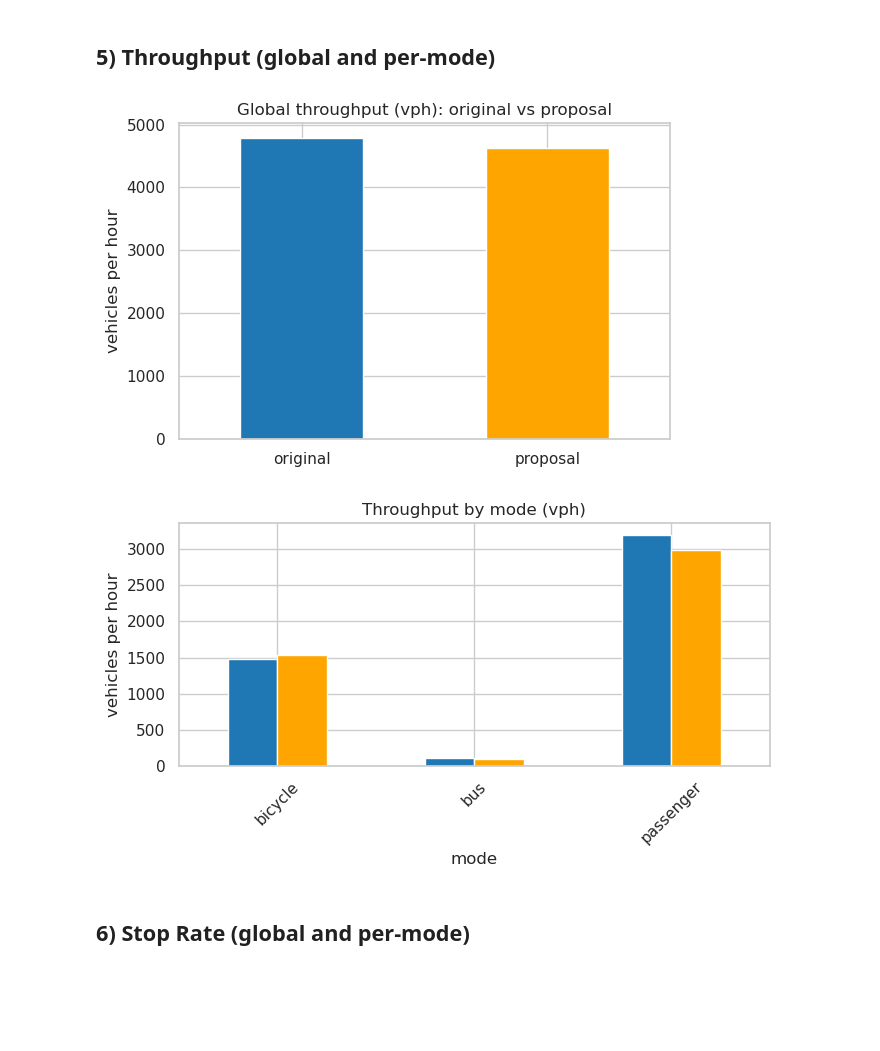
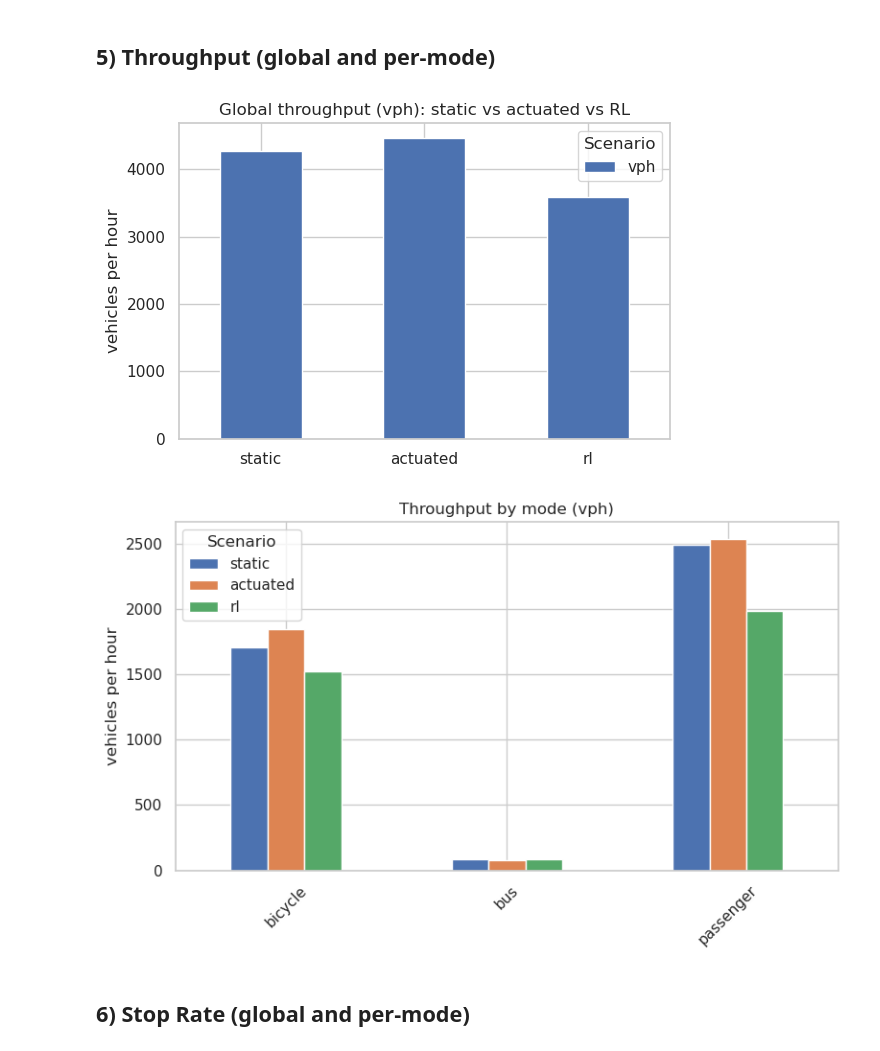
Before and after one commit to sebastian-weiermann/MOCOM-Projet, a Jupyter notebook: simu/kpi_comparison.ipynb, the cells around one changed output. Saved outputs shown, nothing was run; the diff lists cells and outputs as text; code cells hidden in the pictures; blank space fills up the shorter version.

```diff
--- a/simu/kpi_comparison.ipynb
+++ b/simu/kpi_comparison.ipynb
@@ -16,17 +14,20 @@ sns.set(style="whitegrid")
 PLOTS_DIR = Path('plots')
 PLOTS_DIR.mkdir(exist_ok=True)
 BASE = Path('.')
-ORIG_PATH = BASE / 'kpis_subsection_original.json'
-PROPOSAL_PATH = BASE / 'kpis_subsection3.json'
+STATIC_PATH = BASE / 'kpis_static.json'
+ACTUATED_PATH = BASE / 'kpis_actuated.json'
+RL_PATH = BASE / 'kpis_subsection.json'
 # %%
 # Load KPI JSON files
-with open(ORIG_PATH, 'r') as f:
-    kpi_orig = json.load(f)
-with open(PROPOSAL_PATH, 'r') as f:
-    kpi_prop = json.load(f)
+with open(STATIC_PATH, 'r') as f:
+    kpi_static = json.load(f)
+with open(ACTUATED_PATH, 'r') as f:
+    kpi_actuated = json.load(f)
+with open(RL_PATH, 'r') as f:
+    kpi_rl = json.load(f)
 
 # Inspect keys (for quick reference)
-list(kpi_orig.keys())
+list(kpi_static.keys())
 # %% [output]
 ['global_travel_time',
  'per_mode_travel_time',
@@ -143,15 +304,16 @@ plot_comparison(df_wait_modes, 'Mean waiting time by mode (s)', 'mean waiting ti
 ## 5) Throughput (global and per-mode)
 # %%
 # global throughput: total_vph
-df_tp = compare_scalar('throughput/total_vph', 'throughput/total_vph', 'vph')
-plot_comparison(df_tp, 'Global throughput (vph): original vs proposal', 'vehicles per hour', 'global_throughput_vph.png')
+df_tp = compare_scalar('throughput/total_vph', 'throughput/total_vph', 'throughput/total_vph', 'vph')
+plot_comparison(df_tp, 'Global throughput (vph): static vs actuated vs RL', 'vehicles per hour', 'global_throughput_vph.png')
 
 # per-mode throughput (vph)
-modes_tp = per_mode_df('throughput', 'vph')
-plot_comparison(modes_tp, 'Throughput by mode (vph)', 'vehicles per hour', 'per_mode_throughput_vph.png', rotate_xticks=True, figsize=(7,4))
+modes_tp = per_mode_df('throughput', 'vph', kpi_static, kpi_actuated, kpi_rl)
+if modes_tp is not None:
+    plot_comparison(modes_tp, 'Throughput by mode (vph)', 'vehicles per hour', 'per_mode_throughput_vph.png', rotate_xticks=True, figsize=(8,5))
 # %% [output]
-[figure, old version]
+[figure, new version]
-[figure, old version]
+[figure, new version]
 # %% [markdown]
 ## 6) Stop Rate (global and per-mode)
 # %%
```
Also changed, not shown: parts of 18 cells of this notebook, 10 other files.
